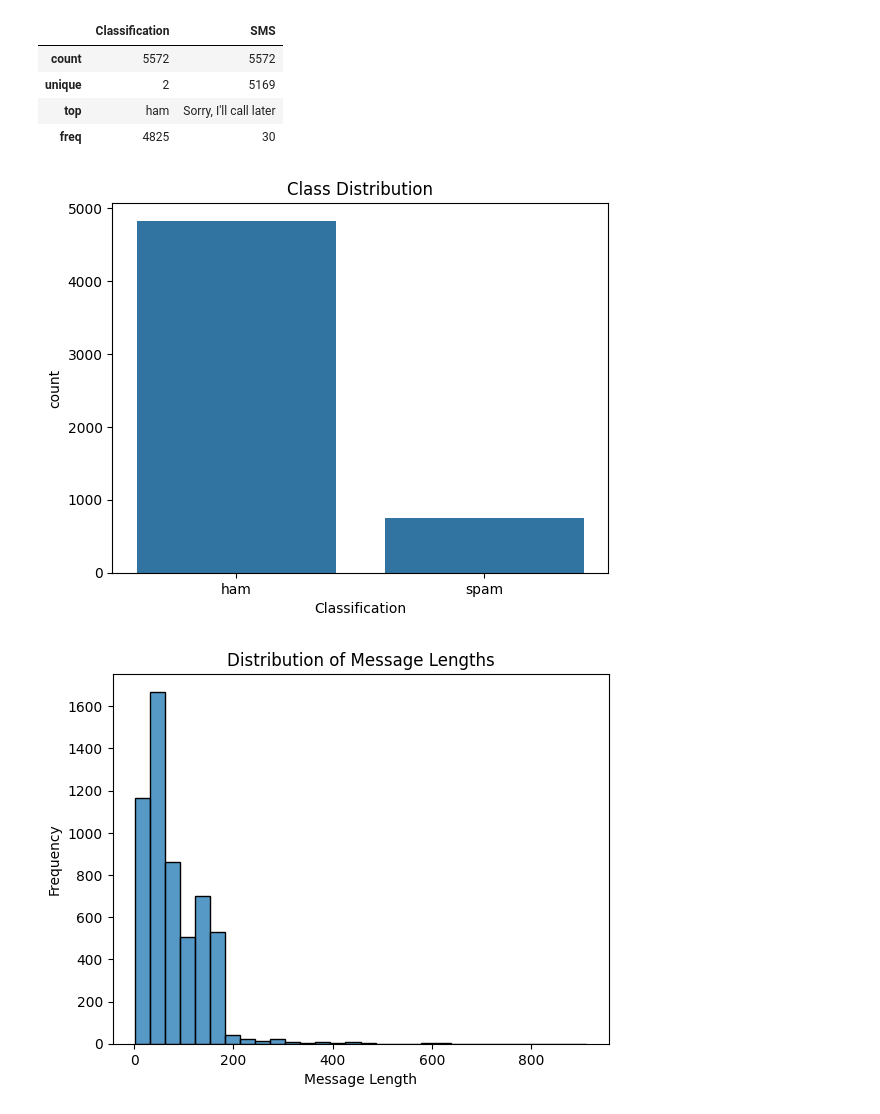
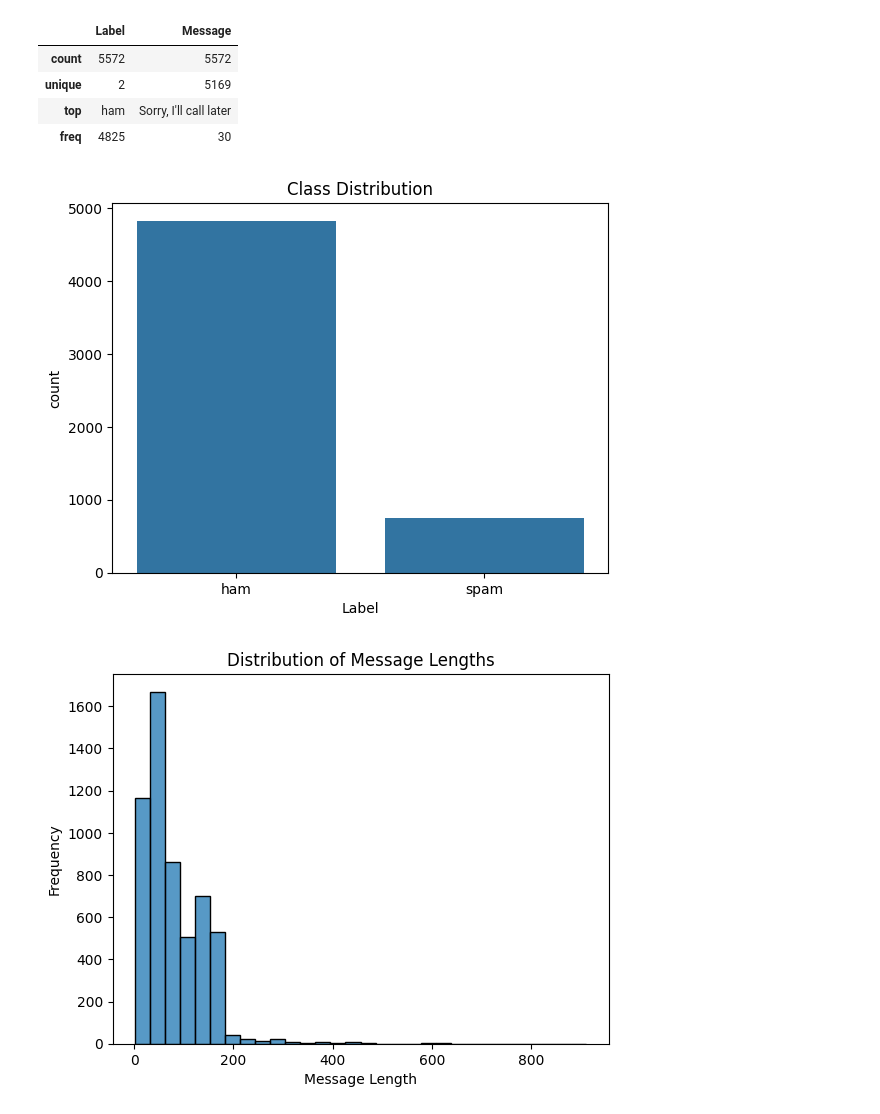
Before and after one commit to Shobith-Paripalli/SMS-Spam-Classifier, a Jupyter notebook: SMS Classifier.ipynb, the cells around one changed output. Drawn from its saved outputs; the diff is of its cells as text; code cells hidden in the pictures.

```diff
--- a/SMS Classifier.ipynb
+++ b/SMS Classifier.ipynb
@@ -4,7 +4,7 @@ import numpy as np
 import matplotlib.pyplot as plt
 import seaborn as sns
 # %%
-df = pd.read_csv("C:/Users/shobi/Downloads/archive/spam.csv",encoding="ISO-8859-1")
+df = pd.read_csv(r"C:\Users\Shobith\Documents\Git\SMS Spam Classifier\Data\spam.csv",encoding="ISO-8859-1")
 # %%
 df.head()
 # %% [output]
@@ -35,17 +35,17 @@ memory usage: 87.2+ KB
 # %%
 df.describe()
 # %% [output]
-|  | Classification | SMS |
+|  | Label | Message |
 | count | 5572 | 5572 |
 | unique | 2 | 5169 |
 | top | ham | Sorry, I'll call later |
 | freq | 4825 | 30 |
 # %%
-# Count plot for the 'Classification' column
-sns.countplot(x='Classification', data=df)
+# Count plot for the 'Label' column
+sns.countplot(x='Label', data=df)
 plt.title('Class Distribution')
 plt.show()
 # %% [output]
-[figure, old version]
+[figure, new version]
 # %%
 # Create a new column for message length
```
Also changed, not shown: parts of 8 cells of this notebook, 2 other files.
